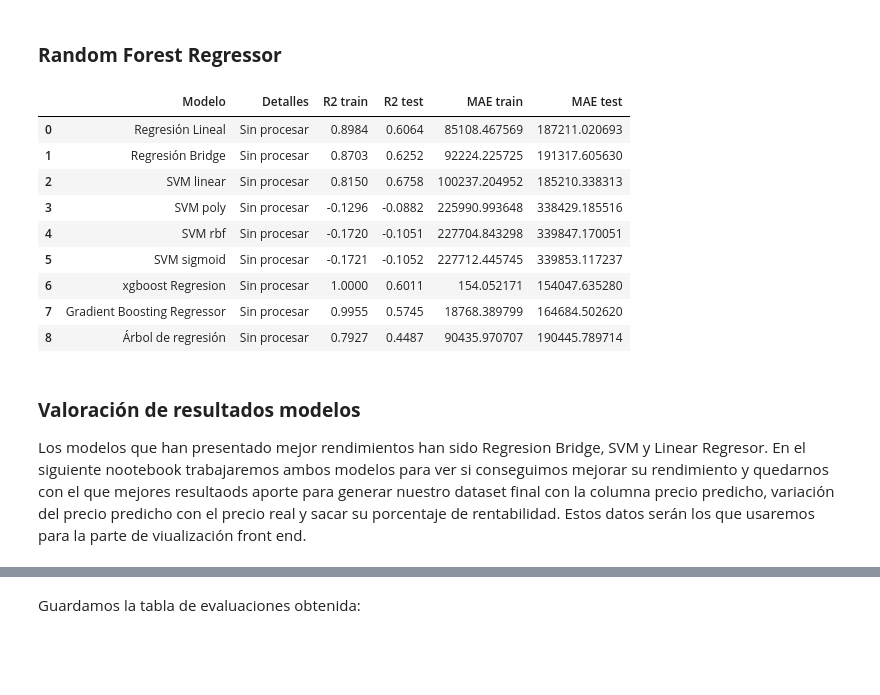
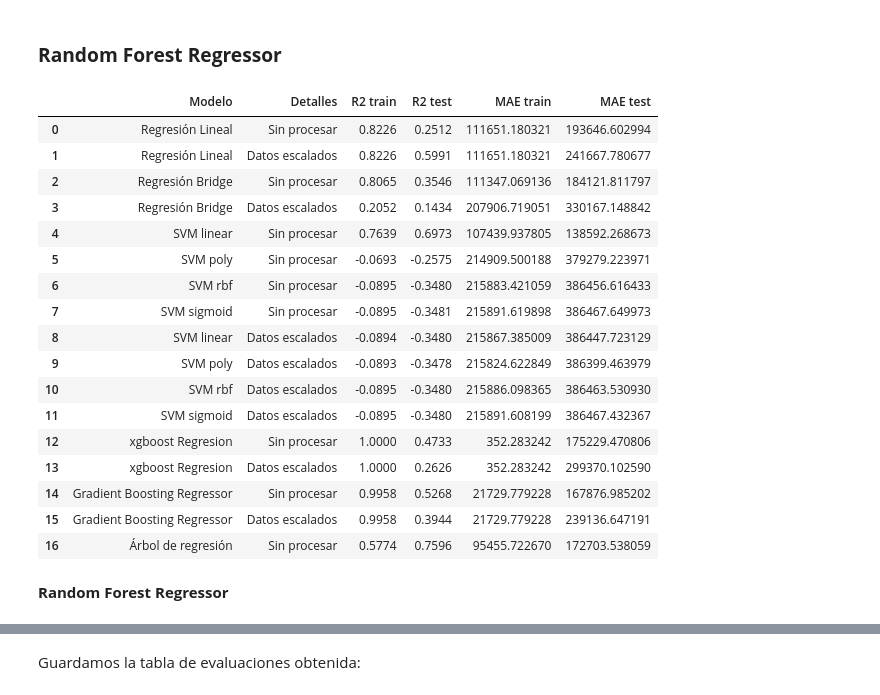
Before and after one commit to Carmenml/TFM_housepricepredictor, a Jupyter notebook: notebooks/Evaluacion_modelos_ML.ipynb, the cells around one changed output, grey strips where cells are left out. Cells and saved outputs as stored; diff of their text form; code cells hidden in the pictures; blank space fills up the shorter version.

```diff
--- a/notebooks/Evaluacion_modelos_ML.ipynb
+++ b/notebooks/Evaluacion_modelos_ML.ipynb
@@ -118,7 +188,7 @@ Este modelo presenta los mejores resultados para el parámetro "linear", el rest
 # %% [markdown]
 ### **XGBoost**
 # %%
-r2_train,r2_test,MAE_train,MAE_test,target_train_pred,target_test_pred = xgboost_regresion(data, target, features_train, target_train, features_test, target_test)
+r2_train,r2_test,MAE_train,MAE_test,target_train_pred,target_test_pred = xgboost_regresion(features_train, target_train, features_test, target_test)
 final = resultados.shape[0]
 resultados.loc[final] = ['xgboost Regresion','Sin procesar',r2_train,r2_test,MAE_train,MAE_test]
 resultados
@@ -133,0 +212,5 @@ resultados
+# %%
+r2_train,r2_test,MAE_train,MAE_test,target_train_pred,target_test_pred = xgboost_regresion(features_train_esc, target_train, features_test_esc, target_test)
+final = resultados.shape[0]
+resultados.loc[final] = ['xgboost Regresion','Datos escalados',r2_train,r2_test,MAE_train,MAE_test]
+resultados
@@ -134,7 +233,7 @@ resultados
 # %% [markdown]
 ### **Gradient Boosting Regressor**
 # %%
-r2_train,r2_test,MAE_train,MAE_test,target_train_pred,target_test_pred = gb_regresion(data, target, features_train, target_train, features_test, target_test)
+r2_train,r2_test,MAE_train,MAE_test,target_train_pred,target_test_pred = gb_regresion(features_train, target_train, features_test, target_test)
 final = resultados.shape[0]
 resultados.loc[final] = ['Gradient Boosting Regressor','Sin procesar',r2_train,r2_test,MAE_train,MAE_test]
 resultados
@@ -150,0 +259,5 @@ resultados
+# %%
+r2_train,r2_test,MAE_train,MAE_test,target_train_pred,target_test_pred = gb_regresion(features_train_esc, target_train, features_test_esc, target_test)
+final = resultados.shape[0]
+resultados.loc[final] = ['Gradient Boosting Regressor','Datos escalados',r2_train,r2_test,MAE_train,MAE_test]
+resultados
@@ -151,22 +282,28 @@ resultados
 # %% [markdown]
 ### **Random Forest Regressor**
 # %%
-r2_train,r2_test, MAE_train,MAE_test,target_train_pred,target_test_pred = arbol_regresion(data, target, features_train, target_train, features_test, target_test)
+r2_train,r2_test, MAE_train,MAE_test,target_train_pred,target_test_pred = arbol_regresion(features_train, target_train, features_test, target_test)
 final = resultados.shape[0]
 resultados.loc[final] = ['Árbol de regresión','Sin procesar',r2_train,r2_test, MAE_train,MAE_test]
 resultados
 # %% [output]
 |  | Modelo | Detalles | R2 train | R2 test | MAE train | MAE test |
-| 0 | Regresión Lineal | Sin procesar | 0.8984 | 0.6064 | 85108.467569 | 187211.020693 |
-| 1 | Regresión Bridge | Sin procesar | 0.8703 | 0.6252 | 92224.225725 | 191317.605630 |
-| 2 | SVM linear | Sin procesar | 0.8150 | 0.6758 | 100237.204952 | 185210.338313 |
-| 3 | SVM poly | Sin procesar | -0.1296 | -0.0882 | 225990.993648 | 338429.185516 |
-| 4 | SVM rbf | Sin procesar | -0.1720 | -0.1051 | 227704.843298 | 339847.170051 |
-| 5 | SVM sigmoid | Sin procesar | -0.1721 | -0.1052 | 227712.445745 | 339853.117237 |
-| 6 | xgboost Regresion | Sin procesar | 1.0000 | 0.6011 | 154.052171 | 154047.635280 |
-| 7 | Gradient Boosting Regressor | Sin procesar | 0.9955 | 0.5745 | 18768.389799 | 164684.502620 |
-| 8 | Árbol de regresión | Sin procesar | 0.7927 | 0.4487 | 90435.970707 | 190445.789714 |
+| 0 | Regresión Lineal | Sin procesar | 0.8226 | 0.2512 | 111651.180321 | 193646.602994 |
+| 1 | Regresión Lineal | Datos escalados | 0.8226 | 0.5991 | 111651.180321 | 241667.780677 |
+| 2 | Regresión Bridge | Sin procesar | 0.8065 | 0.3546 | 111347.069136 | 184121.811797 |
+| 3 | Regresión Bridge | Datos escalados | 0.2052 | 0.1434 | 207906.719051 | 330167.148842 |
+| 4 | SVM linear | Sin procesar | 0.7639 | 0.6973 | 107439.937805 | 138592.268673 |
+| 5 | SVM poly | Sin procesar | -0.0693 | -0.2575 | 214909.500188 | 379279.223971 |
+| 6 | SVM rbf | Sin procesar | -0.0895 | -0.3480 | 215883.421059 | 386456.616433 |
+| 7 | SVM sigmoid | Sin procesar | -0.0895 | -0.3481 | 215891.619898 | 386467.649973 |
+| 8 | SVM linear | Datos escalados | -0.0894 | -0.3480 | 215867.385009 | 386447.723129 |
+| 9 | SVM poly | Datos escalados | -0.0893 | -0.3478 | 215824.622849 | 386399.463979 |
+| 10 | SVM rbf | Datos escalados | -0.0895 | -0.3480 | 215886.098365 | 386463.530930 |
+| 11 | SVM sigmoid | Datos escalados | -0.0895 | -0.3480 | 215891.608199 | 386467.432367 |
+| 12 | xgboost Regresion | Sin procesar | 1.0000 | 0.4733 | 352.283242 | 175229.470806 |
+| 13 | xgboost Regresion | Datos escalados | 1.0000 | 0.2626 | 352.283242 | 299370.102590 |
+| 14 | Gradient Boosting Regressor | Sin procesar | 0.9958 | 0.5268 | 21729.779228 | 167876.985202 |
+| 15 | Gradient Boosting Regressor | Datos escalados | 0.9958 | 0.3944 | 21729.779228 | 239136.647191 |
+| 16 | Árbol de regresión | Sin procesar | 0.5774 | 0.7596 | 95455.722670 | 172703.538059 |
-# %% [markdown]
-### **Valoración de resultados modelos**
-
-Los modelos que han presentado mejor rendimientos han sido Regresion Bridge, SVM y Linear Regresor. En el siguiente nootebook trabajaremos ambos modelos para ver si conseguimos mejorar su rendimiento y quedarnos con el que mejores resultaods aporte para generar nuestro dataset final con la columna precio predicho, variación del precio predicho con el precio real y sacar su porcentaje de rentabilidad. Estos datos serán los que usaremos para la parte de viualización front end.
+# %% [markdown]
+**Random Forest Regressor**
```
Also changed, not shown: parts of 36 cells of this notebook, 16 other files.
